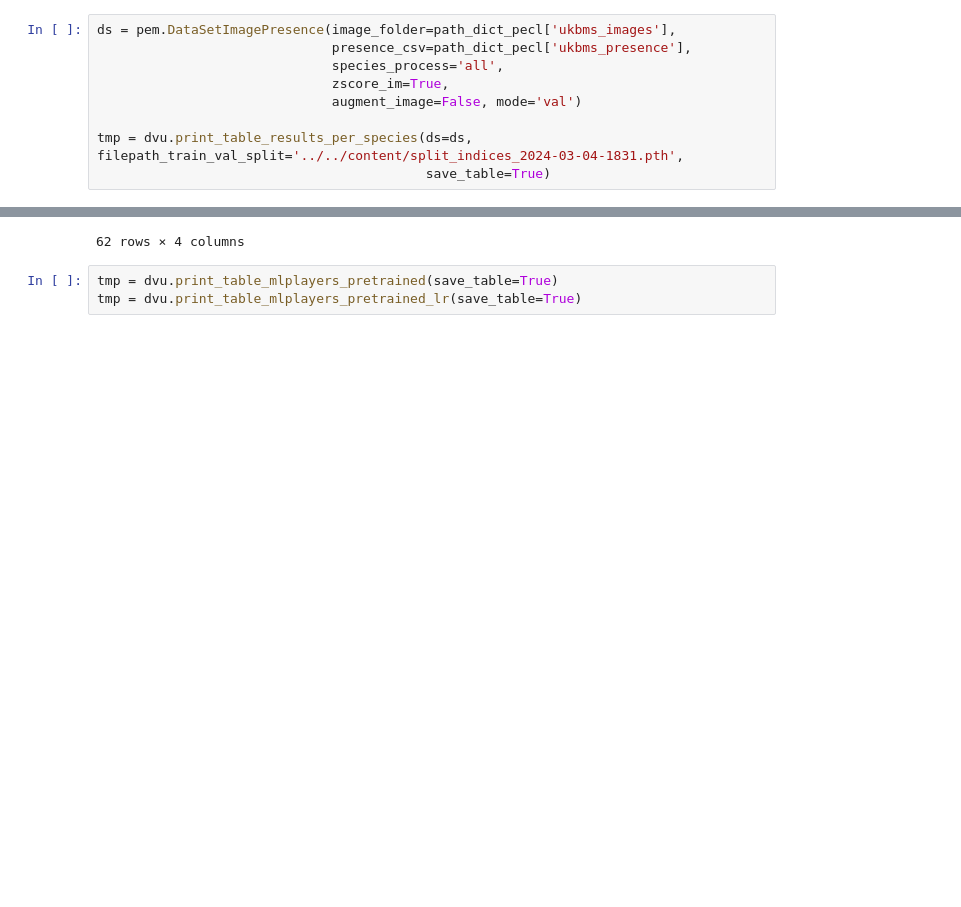
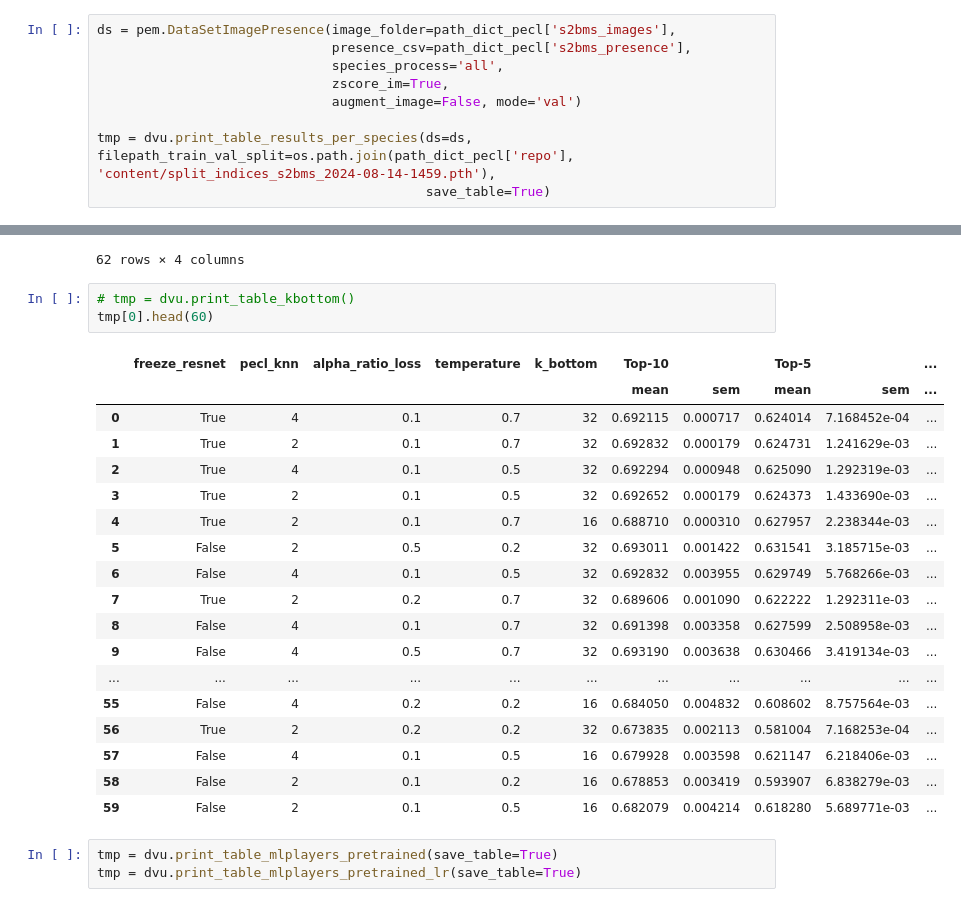
Before and after one commit to vdplasthijs/PECL, a Jupyter notebook: notebooks/Results figs and tables.ipynb, the cells around one changed output, grey strips where cells are left out. Saved outputs shown, nothing was run; the diff lists cells and outputs as text; blank space fills up the shorter version.

Commit message:
table resulst grid

```diff
--- a/notebooks/Results figs and tables.ipynb
+++ b/notebooks/Results figs and tables.ipynb
@@ -326,12 +326,12 @@ Datum: Ordnance Survey of Great Britain 1936
 # %% [markdown]
 # Tables
 # %%
-ds = pem.DataSetImagePresence(image_folder=path_dict_pecl['ukbms_images'],
-                              presence_csv=path_dict_pecl['ukbms_presence'],
+ds = pem.DataSetImagePresence(image_folder=path_dict_pecl['s2bms_images'],
+                              presence_csv=path_dict_pecl['s2bms_presence'],
                               species_process='all',
                               zscore_im=True,
                               augment_image=False, mode='val')
 
-tmp = dvu.print_table_results_per_species(ds=ds, filepath_train_val_split='../../content/split_indices_2024-03-04-1831.pth',
+tmp = dvu.print_table_results_per_species(ds=ds, filepath_train_val_split=os.path.join(path_dict_pecl['repo'], 'content/split_indices_s2bms_2024-08-14-1459.pth'),
                                           save_table=True)
 # %% [output]
@@ -357,6 +356,28 @@ tmp
 | 60 | Nymphalis antiopa | 0.01 | 0.00 | 0.00 |
 | 61 | Erebia epiphron | 0.00 | 0.00 | 0.00 |
 62 rows × 4 columns
+# %%
+# tmp = dvu.print_table_kbottom()
+tmp[0].head(60)
+# %% [output]
+|  | freeze_resnet | pecl_knn | alpha_ratio_loss | temperature | k_bottom | Top-10 |  | Top-5 |  | ... |
+|  |  |  |  |  |  | mean | sem | mean | sem | ... |
+| 0 | True | 4 | 0.1 | 0.7 | 32 | 0.692115 | 0.000717 | 0.624014 | 7.168452e-04 | ... |
+| 1 | True | 2 | 0.1 | 0.7 | 32 | 0.692832 | 0.000179 | 0.624731 | 1.241629e-03 | ... |
+| 2 | True | 4 | 0.1 | 0.5 | 32 | 0.692294 | 0.000948 | 0.625090 | 1.292319e-03 | ... |
+| 3 | True | 2 | 0.1 | 0.5 | 32 | 0.692652 | 0.000179 | 0.624373 | 1.433690e-03 | ... |
+| 4 | True | 2 | 0.1 | 0.7 | 16 | 0.688710 | 0.000310 | 0.627957 | 2.238344e-03 | ... |
+| 5 | False | 2 | 0.5 | 0.2 | 32 | 0.693011 | 0.001422 | 0.631541 | 3.185715e-03 | ... |
+| 6 | False | 4 | 0.1 | 0.5 | 32 | 0.692832 | 0.003955 | 0.629749 | 5.768266e-03 | ... |
+| 7 | True | 2 | 0.2 | 0.7 | 32 | 0.689606 | 0.001090 | 0.622222 | 1.292311e-03 | ... |
+| 8 | False | 4 | 0.1 | 0.7 | 32 | 0.691398 | 0.003358 | 0.627599 | 2.508958e-03 | ... |
+| 9 | False | 4 | 0.5 | 0.7 | 32 | 0.693190 | 0.003638 | 0.630466 | 3.419134e-03 | ... |
+| ... | ... | ... | ... | ... | ... | ... | ... | ... | ... | ... |
+| 55 | False | 4 | 0.2 | 0.2 | 16 | 0.684050 | 0.004832 | 0.608602 | 8.757564e-03 | ... |
+| 56 | True | 2 | 0.2 | 0.2 | 32 | 0.673835 | 0.002113 | 0.581004 | 7.168253e-04 | ... |
+| 57 | False | 4 | 0.1 | 0.5 | 16 | 0.679928 | 0.003598 | 0.621147 | 6.218406e-03 | ... |
+| 58 | False | 2 | 0.1 | 0.2 | 16 | 0.678853 | 0.003419 | 0.593907 | 6.838279e-03 | ... |
+| 59 | False | 2 | 0.1 | 0.5 | 16 | 0.682079 | 0.004214 | 0.618280 | 5.689771e-03 | ... |
 # %%
 tmp = dvu.print_table_mlplayers_pretrained(save_table=True)
 tmp = dvu.print_table_mlplayers_pretrained_lr(save_table=True)
```
Also changed, not shown: parts of 1 cell of this notebook, 2 other files.
